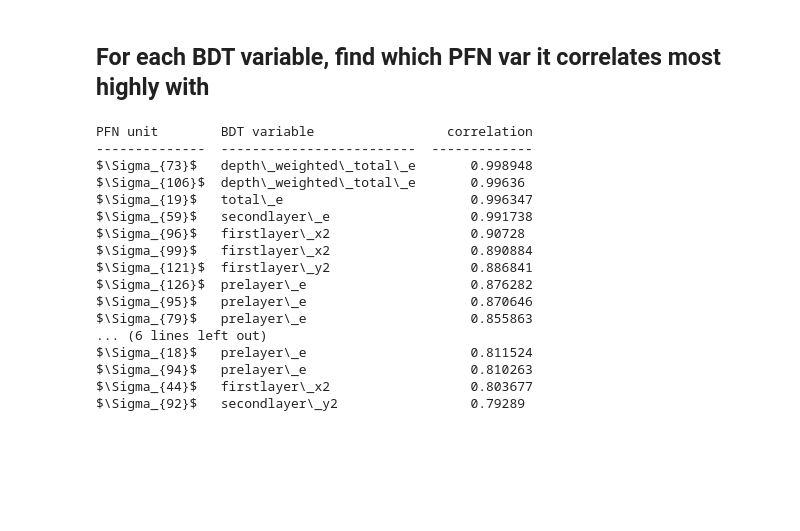
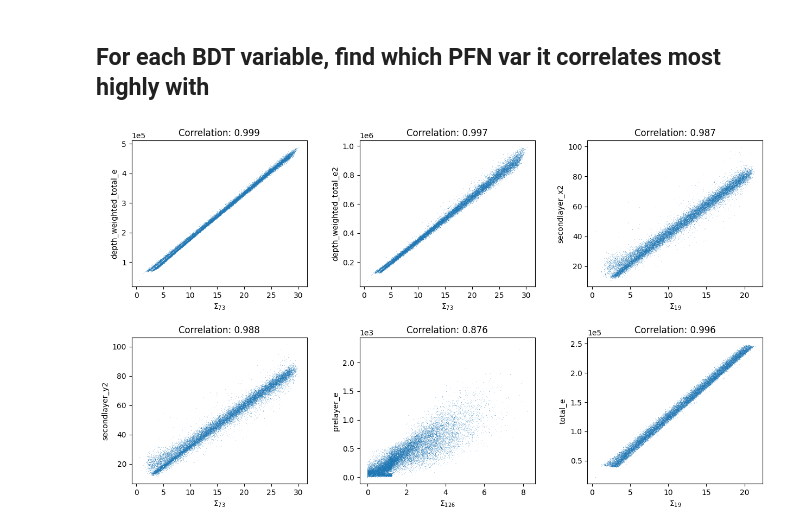
Before and after one commit to womogenes/photon-jet, a Jupyter notebook: final_evaluate/pfn_feature_analysis/correlations.ipynb, the cells around one changed output. Saved outputs shown, nothing was run; the diff lists cells and outputs as text; code cells hidden in the pictures; blank space fills up the shorter version.

Commit message:
More systematically do PFN-BDT correlations

```diff
--- a/final_evaluate/pfn_feature_analysis/correlations.ipynb
+++ b/final_evaluate/pfn_feature_analysis/correlations.ipynb
@@ -119,70 +119,45 @@ def plot_corr(var1, var2, title=True):
 # %% [markdown]
 ## For each BDT variable, find which PFN var it correlates most highly with
 # %%
-table = []
-
-for var1 in pfn_labels:
+corrs = {}
+for var1 in bdt_var_labels:
     idx1 = all_labels.index(var1)
-    idx2 = np.argmax(corr_mat[idx1,len(pfn_labels):]) + len(pfn_labels)
+    idx2 = np.argmax(corr_mat[idx1,:len(pfn_labels)])
     var2 = all_labels[idx2]
     corr = corr_mat[idx1,idx2]
-    table.append([stylize(var1), var2.replace("_", "\\_"), corr])
-
-table.sort(key=lambda row: -abs(row[2]))
-
-# Top 9
-print(tabulate(
-    table[:20],
-    headers=["PFN unit", "BDT variable", "correlation"],
-#     tablefmt="latex_raw"
-))
+    corrs[var1] = (var2, corr)
-# %% [output]
-PFN unit        BDT variable                 correlation
---------------  -------------------------  -------------
-$\Sigma_{73}$   depth\_weighted\_total\_e       0.998948
-$\Sigma_{106}$  depth\_weighted\_total\_e       0.99636
-$\Sigma_{19}$   total\_e                        0.996347
-$\Sigma_{59}$   secondlayer\_e                  0.991738
-$\Sigma_{96}$   firstlayer\_x2                  0.90728
-$\Sigma_{99}$   firstlayer\_x2                  0.890884
-$\Sigma_{121}$  firstlayer\_y2                  0.886841
-$\Sigma_{126}$  prelayer\_e                     0.876282
-$\Sigma_{95}$   prelayer\_e                     0.870646
-$\Sigma_{79}$   prelayer\_e                     0.855863
-... (6 lines left out)
-$\Sigma_{18}$   prelayer\_e                     0.811524
-$\Sigma_{94}$   prelayer\_e                     0.810263
-$\Sigma_{44}$   firstlayer\_x2                  0.803677
-$\Sigma_{92}$   secondlayer\_y2                 0.79289
 # %%
-pairs = [
-    ("Sigma(73)", "depth_weighted_total_e"),
-    ("Sigma(19)", "total_e"),
-    ("Sigma(59)", "secondlayer_e"),
-    ("Sigma(96)", "firstlayer_x2"),
-    ("Sigma(121)", "firstlayer_y2"),
-    ("Sigma(126)", "prelayer_e")
+chosen = [
+    "depth_weighted_total_e",
+    "depth_weighted_total_e2",
+    "secondlayer_x2",
+    "secondlayer_y2",
+    "prelayer_e",
+    "total_e"
 ]
+pairs = [(corrs[bdt_var][0], bdt_var) for bdt_var in chosen]
 # %%
 n_cols = 3
 n_rows = -(-len(pairs) // n_cols)
 fig, axes = plt.subplots(n_rows, n_cols, figsize=(5*n_cols, 4*n_rows))
 plt.subplots_adjust(left=None, bottom=None, right=None, top=None, wspace=0.3, hspace=0.35)
 # plt.suptitle(f"{task_name} PFN, layer {stylize(model_layer)}", fontsize="xx-large")
 # plt.tight_layout()
 
 # https://stackoverflow.com/questions/8248467/tight-layout-doesnt-take-into-account-figure-suptitle
 plt.subplots_adjust(top=0.9)
 
 for row in range(n_rows):
     for col in range(n_cols):
         i = row*n_cols + col
         if i < len(pairs):
             pair = pairs[i]
             var1, var2 = pair
             plt.axes(axes[i//n_cols,i%n_cols])
-            plt.title(f"Correlation: {get_corr(var1, var2):.4f}")
+            plt.title(f"Correlation: {get_corr(var1, var2):.3f}")
             plt.ticklabel_format(axis="y", style="sci", scilimits=(0,3))
             plot_corr(var1, var2, title=False)
         else:
             fig.delaxes(axes[row,col])
+# %% [output]
+[figure, added]
```
Also changed, not shown: 1 other file.
